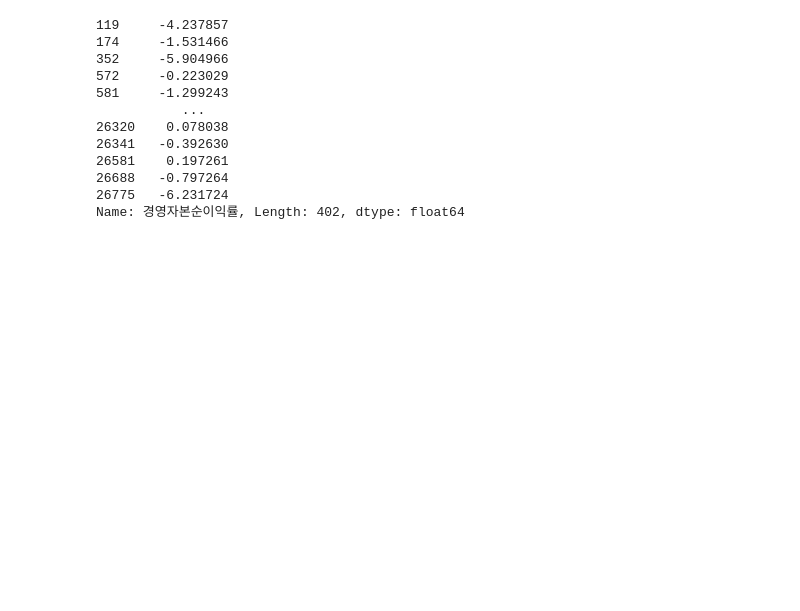
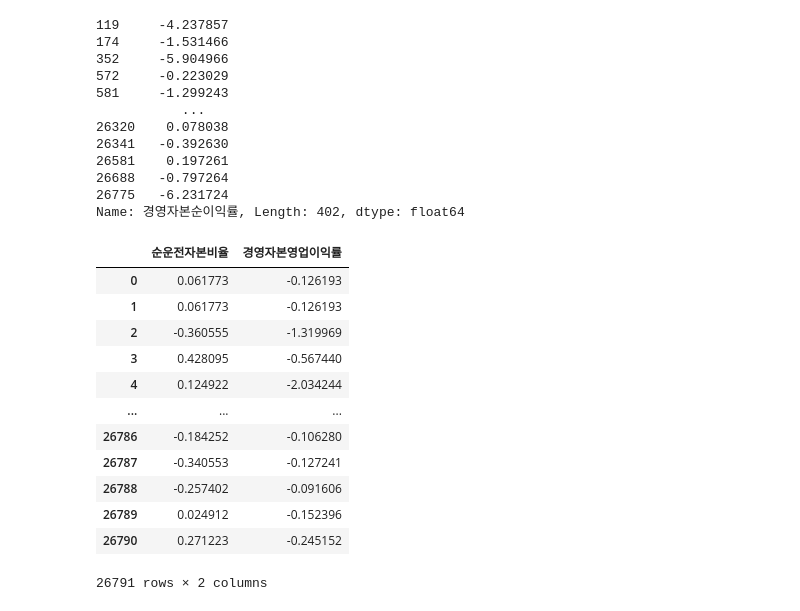
Before and after one commit to JxxHxxx/Ubion-CorporateBankruptcyAnalysis, a Jupyter notebook: Code/SH/5. 시각화/finalset 부도별 시각화.ipynb, the cells around one changed output. Cells and saved outputs as stored; diff of their text form; code cells hidden in the pictures; blank space fills up the shorter version.

```diff
--- a/Code/SH/5. 시각화/finalset 부도별 시각화.ipynb
+++ b/Code/SH/5. 시각화/finalset 부도별 시각화.ipynb
@@ -171,3 +192,22 @@ dataset.loc[dataset['부도'] == 1, '경영자본순이익률']
 26688   -0.797264
 26775   -6.231724
 Name: 경영자본순이익률, Length: 402, dtype: float64
+# %%
+dataset_2 = pd.read_csv(r'..\..\..\Code\SH\1. 데이터생성\최종\merge+7.6.2_.csv', usecols = ['경영자본영업이익률', '순운전자본비율'])
+scaler = StandardScaler()
+dataset_2[['경영자본영업이익률', '순운전자본비율']] = scaler.fit_transform(dataset_2[['경영자본영업이익률', '순운전자본비율']])
+dataset_2
+# %% [output]
+|  | 순운전자본비율 | 경영자본영업이익률 |
+| 0 | 0.061773 | -0.126193 |
+| 1 | 0.061773 | -0.126193 |
+| 2 | -0.360555 | -1.319969 |
+| 3 | 0.428095 | -0.567440 |
+| 4 | 0.124922 | -2.034244 |
+| ... | ... | ... |
+| 26786 | -0.184252 | -0.106280 |
+| 26787 | -0.340553 | -0.127241 |
+| 26788 | -0.257402 | -0.091606 |
+| 26789 | 0.024912 | -0.152396 |
+| 26790 | 0.271223 | -0.245152 |
+26791 rows × 2 columns
```
Also changed, not shown: parts of 9 cells of this notebook, 1 other file.
